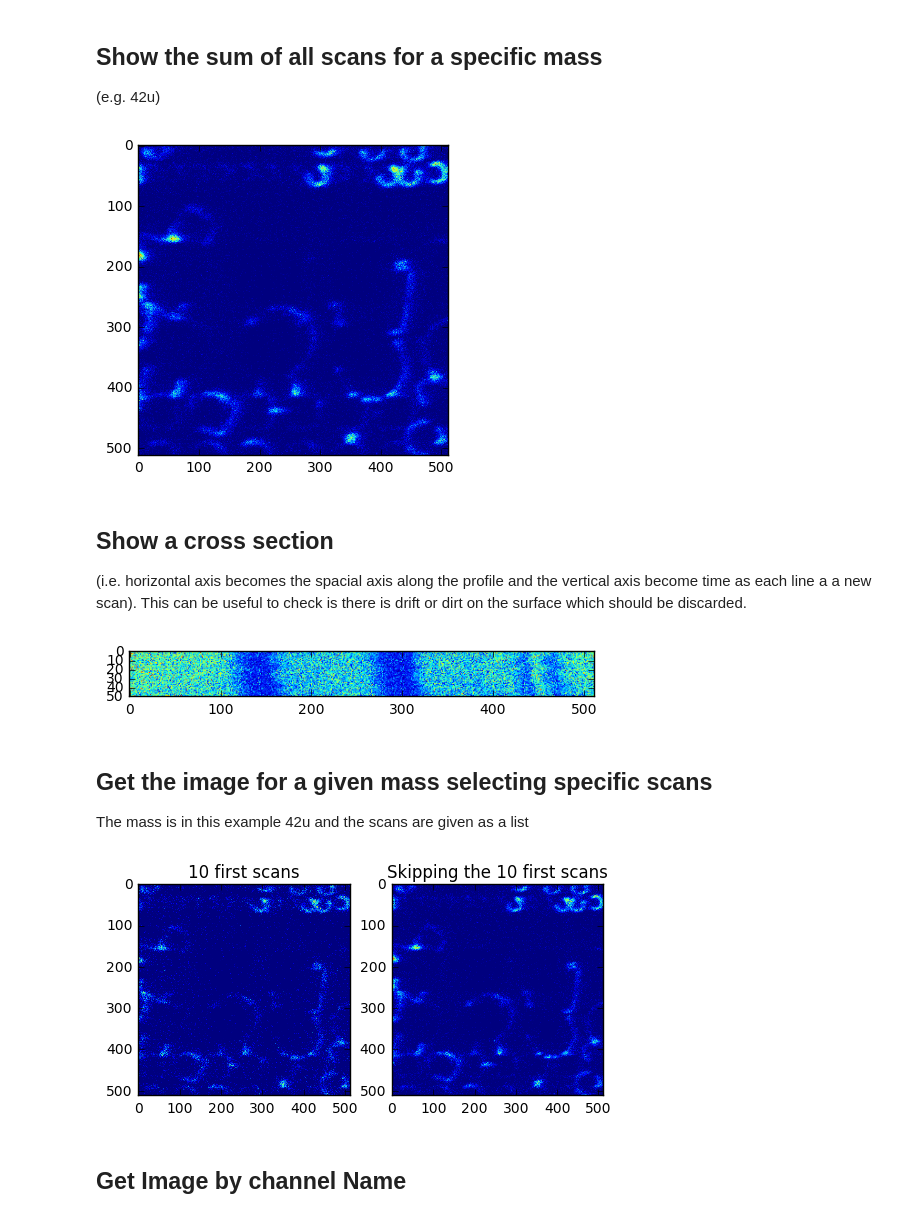
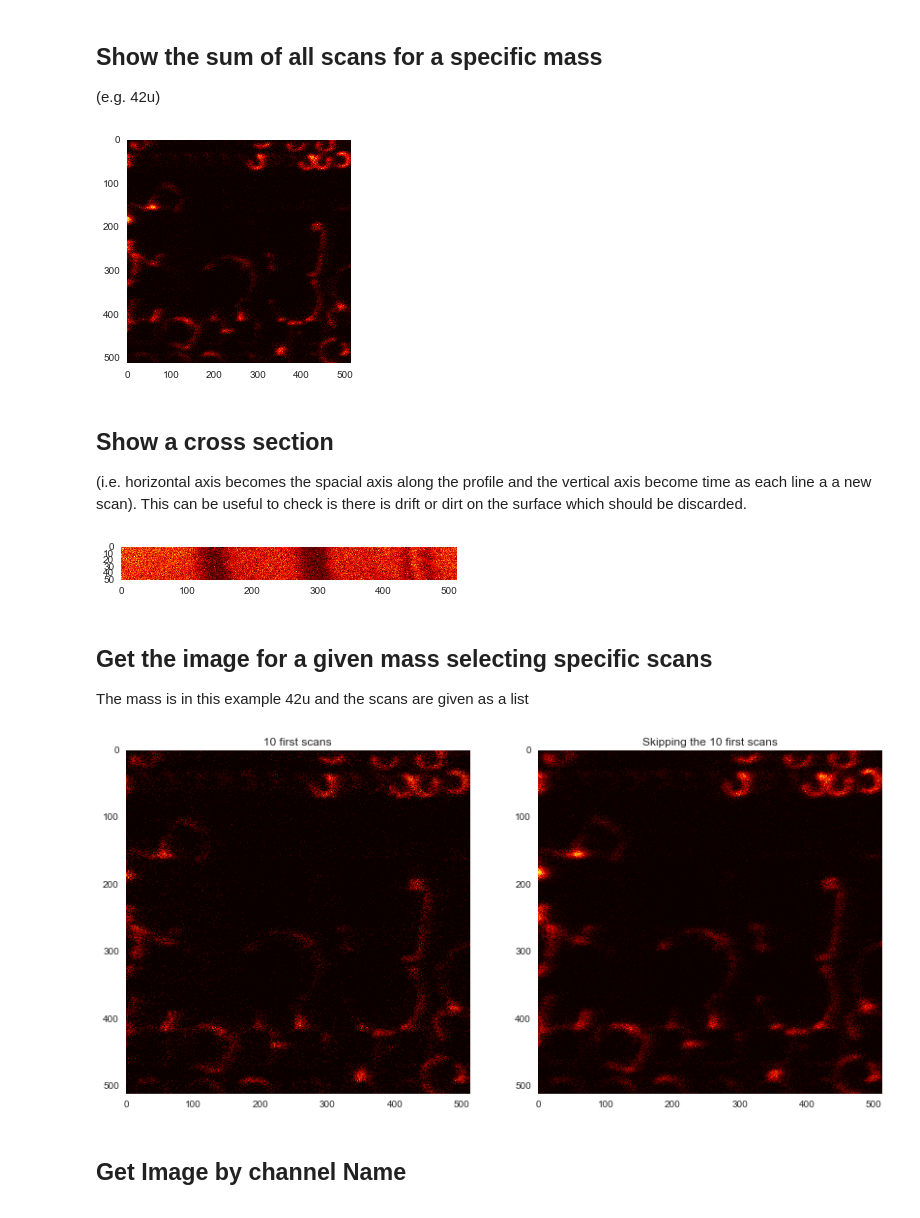
Before and after one commit to scholi/pyTOF, a Jupyter notebook: doc/pyTOF Documentation.ipynb, the cells around one changed output. Saved outputs shown, nothing was run; the diff lists cells and outputs as text; code cells hidden in the pictures.

```diff
--- a/doc/pyTOF Documentation.ipynb
+++ b/doc/pyTOF Documentation.ipynb
@@ -7,6 +7,8 @@ import numpy as np
 from pyTOF import Block,ITA
 import os
 %matplotlib inline
+import matplotlib as mpl
+mpl.rc('axes',grid=False)
 
 filename= os.getenv("HOMEPATH")+r"\Dropbox\TOF_SIMS\AuTi_big_40um_24_1.ita"
 
@@ -41,27 +43,27 @@ A.showMassInt()
 ## Show the sum of all scans for a specific mass
 (e.g. 42u)
 # %%
-plt.imshow(A.getSumImageByMass(42));
+plt.imshow(A.getAddedImageByMass(42),cmap='hot');
 # %% [output]
-[figure, old version]
+[figure, new version]
 # %% [markdown]
 ## Show a cross section
 (i.e. horizontal axis becomes the spacial axis along the profile and the vertical axis become time as each line a a new scan). This can be useful to check is there is drift or dirt on the surface which should be discarded.
 # %%
-plt.imshow(A.getXsectionByMass(0,255,511,255,0));
+plt.imshow(A.getXsectionByMass(0,255,511,255,0),cmap='hot');
 # %% [output]
-[figure, old version]
+[figure, new version]
 # %% [markdown]
 ## Get the image for a given mass selecting specific scans
 The mass is in this example 42u and the scans are given as a list
 # %%
-fig, ax = plt.subplots(1,2)
-ax[0].imshow(A.getSumImageByMass(42,range(0,10)));
+fig, ax = plt.subplots(1,2,figsize=(14,7))
+ax[0].imshow(A.getSumImageByMass(42,range(0,10)),cmap='hot');
 ax[0].set_title("10 first scans")
-ax[1].imshow(A.getSumImageByMass(42,range(10,A.Nscan)));
+ax[1].imshow(A.getSumImageByMass(42,range(10,A.Nscan)),cmap='hot');
 ax[1].set_title("Skipping the 10 first scans");
 # %% [output]
-[figure, old version]
+[figure, new version]
 # %% [markdown]
 ## Get Image by channel Name
 # %%
```
Also changed, not shown: parts of 7 cells of this notebook, 1 other file.
